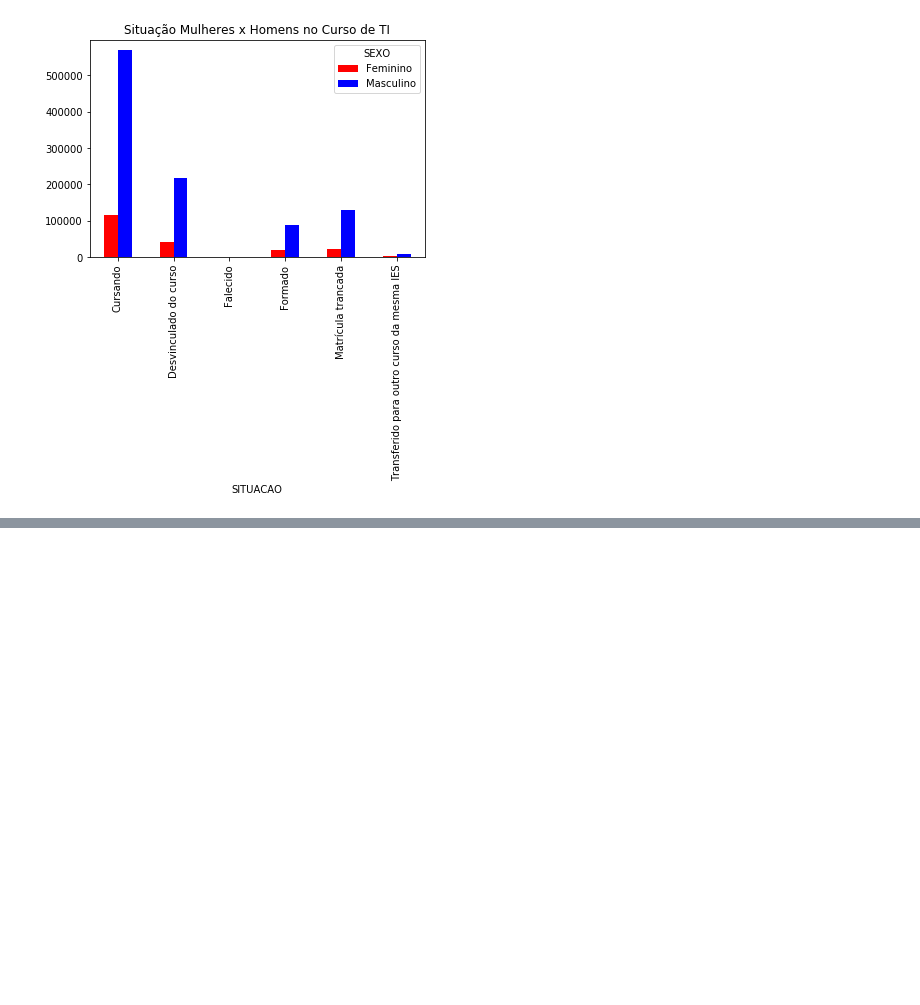
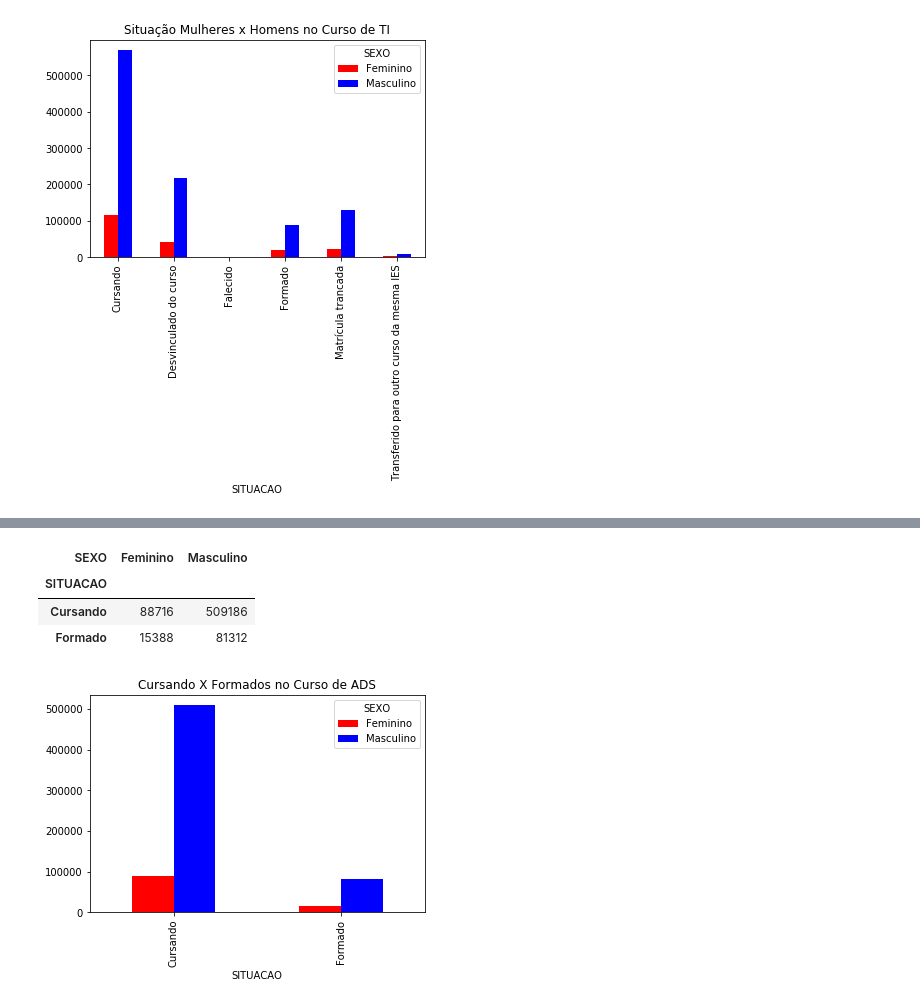
Before and after one commit to arcursino/analise_dados, a Jupyter notebook: df_final.ipynb, the cells around one changed output, grey strips where cells are left out. Saved outputs shown, nothing was run; the diff lists cells and outputs as text; code cells hidden in the pictures; blank space fills up the shorter version.

```diff
--- a/df_final.ipynb
+++ b/df_final.ipynb
@@ -79 +67,9 @@ curso_ano.plot(kind='bar',width=0.5, color=['red','blue'], title='Inserção Mul
 [figure]
+# %%
+x = pd.DataFrame(df.query('SITUACAO == "Formado" and SEXO =="Masculino" and CURSO == "ANALISE E DESENVOLVIMENTO DE SISTEMAS"'))
+y = pd.DataFrame(df.query('SITUACAO == "Formado" and SEXO =="Feminino" and CURSO == "ANALISE E DESENVOLVIMENTO DE SISTEMAS"'))
+
+z = pd.DataFrame(df.query('SITUACAO == "Cursando" and SEXO =="Masculino" and CURSO == "ANALISE E DESENVOLVIMENTO DE SISTEMAS"'))
+w = pd.DataFrame(df.query('SITUACAO == "Cursando" and SEXO =="Feminino" and CURSO == "ANALISE E DESENVOLVIMENTO DE SISTEMAS"'))
+# %%
+data = pd.concat([x, y, z, w])
@@ -79,0 +85,13 @@ curso_ano.plot(kind='bar',width=0.5, color=['red','blue'], title='Inserção Mul
+# %%
+sit_sex = pd.crosstab(data['SITUACAO'],data['SEXO'])
+sit_sex
+# %% [output]
+| SEXO | Feminino | Masculino |
+| SITUACAO |  |  |
+| Cursando | 88716 | 509186 |
+| Formado | 15388 | 81312 |
+# %%
+sit_sex.plot(kind='bar',width=0.5, color=['red','blue'], title='Cursando X Formados no Curso de ADS')
+plt.savefig('/home/ariana/projetos/analise/formados_sexo.png', transparent = True)
+# %% [output]
+[figure, added]
```
Also changed, not shown: parts of 6 cells of this notebook, 1 other file.
